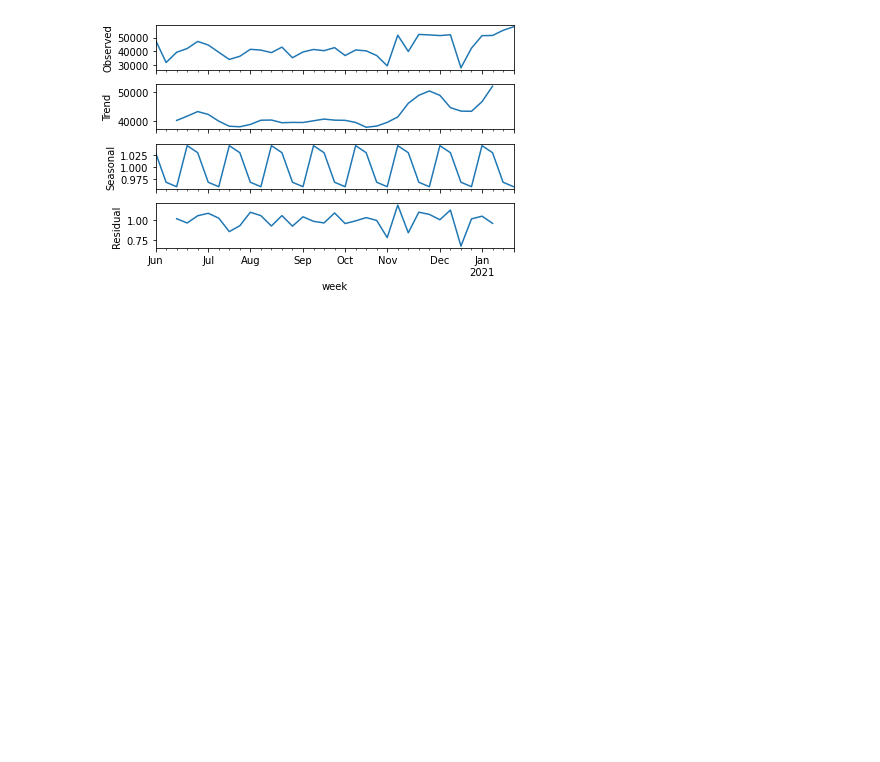
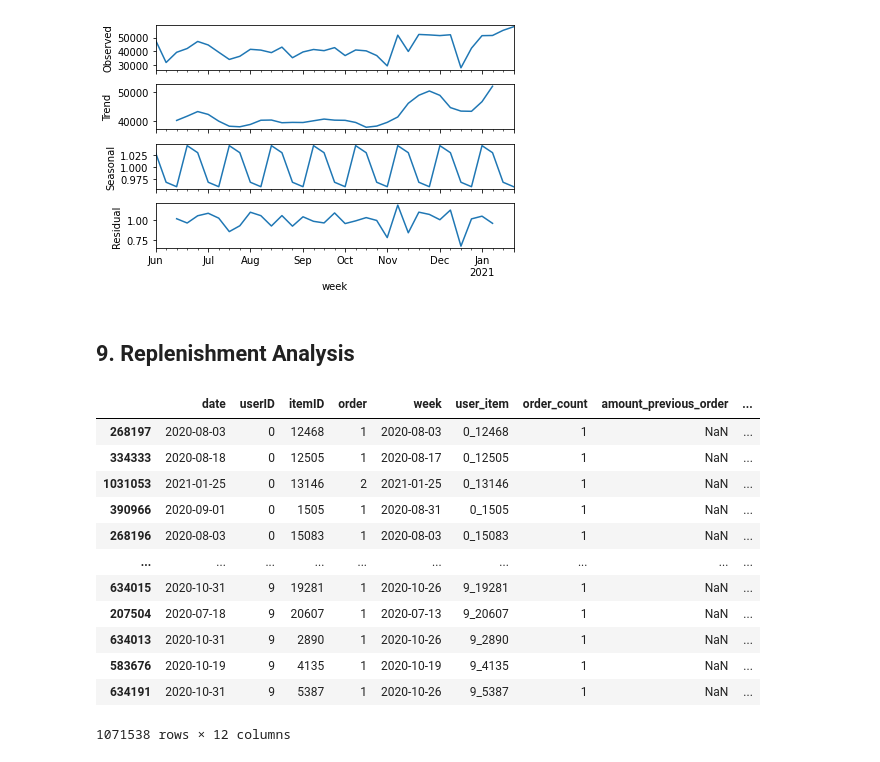
Before and after one commit to simranbhurat/DM2-Project, a Jupyter notebook: eda/DMC_EDA_Categories.ipynb, the cells around one changed output. Drawn from its saved outputs; the diff is of its cells as text; code cells hidden in the pictures; blank space fills up the shorter version.

Commit message:
add replenishment features

```diff
--- a/eda/DMC_EDA_Categories.ipynb
+++ b/eda/DMC_EDA_Categories.ipynb
@@ -482,3 +487,29 @@ decomposition.plot()
 # %% [output]
 [figure]
 [figure]
+# %% [markdown]
+## 9. Replenishment Analysis
+# %%
+orders['user_item'] = orders['userID'].apply(str) + '_' + orders['itemID'].apply(str)
+orders['order_count'] = orders.sort_values(['week']).groupby(['user_item']).cumcount() + 1
+orders['amount_previous_order'] = orders.sort_values(by=['week']).groupby(['user_item'])['order'].shift(1)
+orders['week_previous_order'] = orders.sort_values(by=['week']).groupby(['user_item'])['week'].shift(1)
+orders['weeks_since_last_order'] = (orders['week'] - orders['week_previous_order']).apply(lambda x: x.days/7)
+orders['week_next_order'] = orders.sort_values(by=['week']).groupby(['user_item'])['week'].shift(-1)
+orders['weeks_until_next_order'] = (orders['week_next_order'] - orders['week']).apply(lambda x: x.days/7)
+
+orders.sort_values(by=['user_item', 'week'])
+# %% [output]
+|  | date | userID | itemID | order | week | user_item | order_count | amount_previous_order | ... |
+| 268197 | 2020-08-03 | 0 | 12468 | 1 | 2020-08-03 | 0_12468 | 1 | NaN | ... |
+| 334333 | 2020-08-18 | 0 | 12505 | 1 | 2020-08-17 | 0_12505 | 1 | NaN | ... |
+| 1031053 | 2021-01-25 | 0 | 13146 | 2 | 2021-01-25 | 0_13146 | 1 | NaN | ... |
+| 390966 | 2020-09-01 | 0 | 1505 | 1 | 2020-08-31 | 0_1505 | 1 | NaN | ... |
+| 268196 | 2020-08-03 | 0 | 15083 | 1 | 2020-08-03 | 0_15083 | 1 | NaN | ... |
+| ... | ... | ... | ... | ... | ... | ... | ... | ... | ... |
+| 634015 | 2020-10-31 | 9 | 19281 | 1 | 2020-10-26 | 9_19281 | 1 | NaN | ... |
+| 207504 | 2020-07-18 | 9 | 20607 | 1 | 2020-07-13 | 9_20607 | 1 | NaN | ... |
+| 634013 | 2020-10-31 | 9 | 2890 | 1 | 2020-10-26 | 9_2890 | 1 | NaN | ... |
+| 583676 | 2020-10-19 | 9 | 4135 | 1 | 2020-10-19 | 9_4135 | 1 | NaN | ... |
+| 634191 | 2020-10-31 | 9 | 5387 | 1 | 2020-10-26 | 9_5387 | 1 | NaN | ... |
+1071538 rows × 12 columns
```
Also changed, not shown: parts of 14 cells of this notebook.
